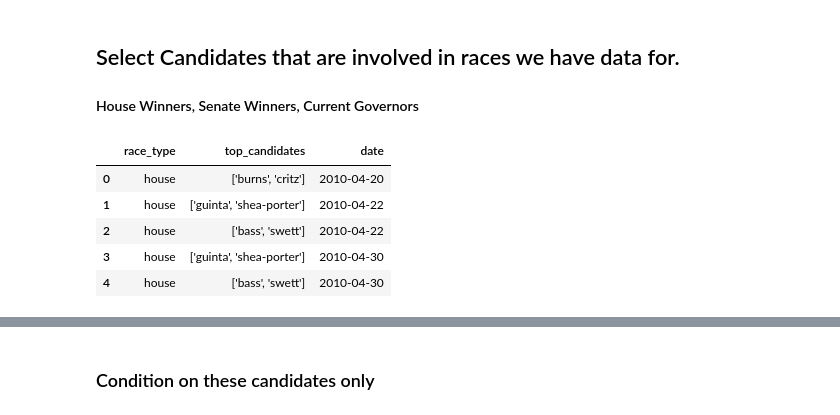
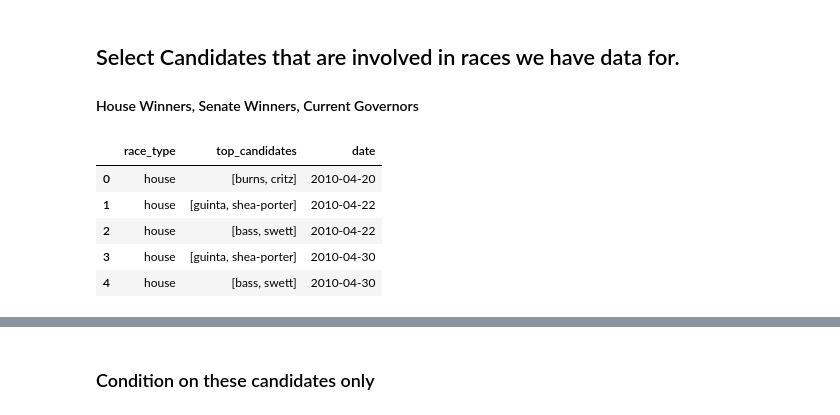
Before and after one commit to Nlorio/election-forecast, a Jupyter notebook: notebooks/FEC_collect_donors.ipynb, the cells around one changed output, grey strips where cells are left out. Drawn from its saved outputs; the diff is of its cells as text; code cells hidden in the pictures.

```diff
--- a/notebooks/FEC_collect_donors.ipynb
+++ b/notebooks/FEC_collect_donors.ipynb
@@ -95,12 +93,14 @@ df_cand.head()
 # gov_winners = pd.read_csv(Path('.')/'..'/'data'/'cleaned'/'Current_Governors_Clean.csv')
 # %%
 # Load in candidate_race information
-df_race_candidates = pd.read_csv(Path('.')/'..'/'data'/'tmp_for_nick.csv')
-df_race_candidates.head() #House, Senate, Governor Race Candidates
+df_race_candidates = pd.read_pickle(Path('.')/'..'/'data'/'tmp_for_nick.pkl')
+df_race_candidates.head() #house, senate, governor Race Candidates
+df_race_candidates.dropna()
+df_race_candidates.head()
 # %% [output]
 |  | race_type | top_candidates | date |
-| 0 | house | ['burns', 'critz'] | 2010-04-20 |
-| 1 | house | ['guinta', 'shea-porter'] | 2010-04-22 |
-| 2 | house | ['bass', 'swett'] | 2010-04-22 |
-| 3 | house | ['guinta', 'shea-porter'] | 2010-04-30 |
-| 4 | house | ['bass', 'swett'] | 2010-04-30 |
+| 0 | house | [burns, critz] | 2010-04-20 |
+| 1 | house | [guinta, shea-porter] | 2010-04-22 |
+| 2 | house | [bass, swett] | 2010-04-22 |
+| 3 | house | [guinta, shea-porter] | 2010-04-30 |
+| 4 | house | [bass, swett] | 2010-04-30 |
```
Also changed, not shown: parts of 8 cells of this notebook, 1 other file.
